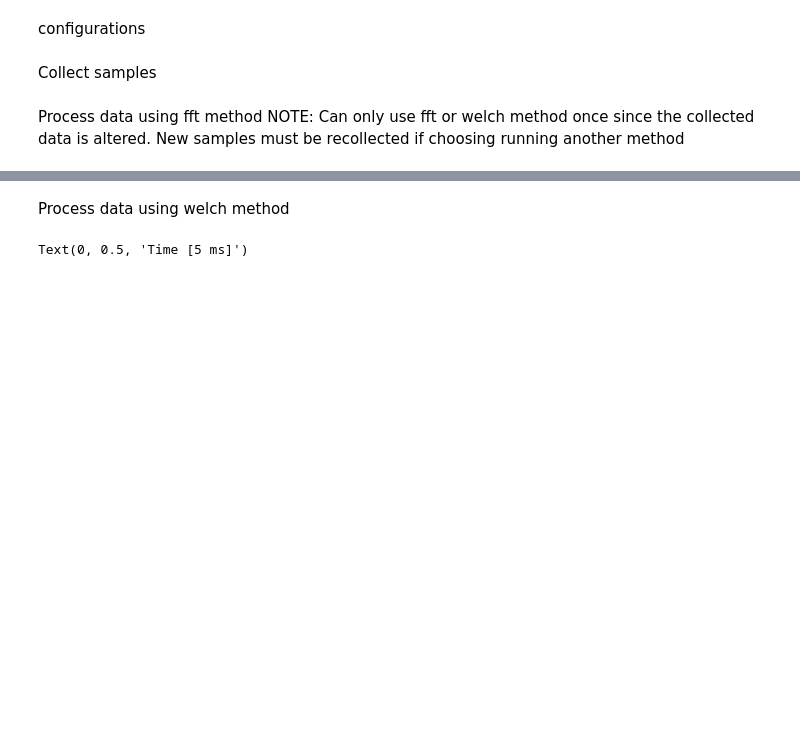
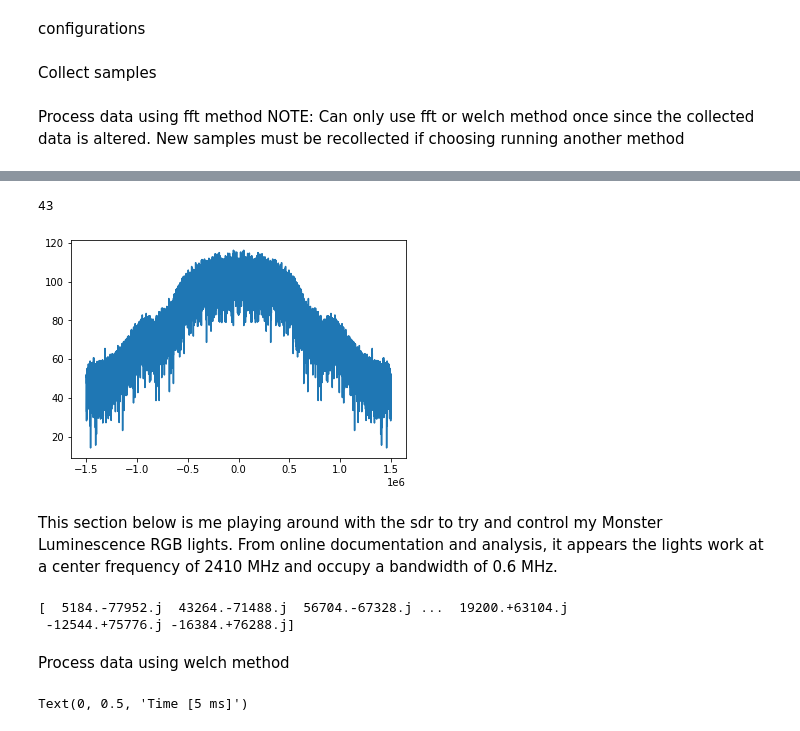
Before and after one commit to jorgejc2/PlutoSDR, a Jupyter notebook: spectogram.ipynb, the cells around one changed output, grey strips where cells are left out. Drawn from its saved outputs; the diff is of its cells as text; code cells hidden in the pictures; blank space fills up the shorter version.

```diff
--- a/spectogram.ipynb
+++ b/spectogram.ipynb
@@ -74,3 +75,28 @@ Text(0, 0.5, 'Time [5 ms]')
+# %%
+f = np.linspace(RXFS/-2, RXFS/2, len(rx_samples[0]))
+
+sleep(0.5)
+plt.figure()
+plt.plot(f, rx_samples[stepper])
+stepper += 1
+print(stepper)
+# %% [output]
+43
+[figure, added]
+# %% [markdown]
+This section below is me playing around with the sdr to try and control my Monster Luminescence RGB lights. From online documentation and analysis, it appears the lights work at a center frequency of 2410 MHz and occupy a bandwidth of 0.6 MHz.
+# %%
+#configure tx
+sdr.tx_rf_bandwidth = RXBW
+sdr.tx_lo = RXLO
+sdr.tx_hardwaregain_chan0 = -50
+print(raw_samples[42]*2**6)
+
+for i in range(200):
+    sdr.tx(raw_samples[i]*2**1)
+# %% [output]
+[  5184.-77952.j  43264.-71488.j  56704.-67328.j ...  19200.+63104.j
+ -12544.+75776.j -16384.+76288.j]
 # %% [markdown]
 Process data using welch method
 # %%
```
Also changed, not shown: parts of 5 cells of this notebook, 4 other files.
